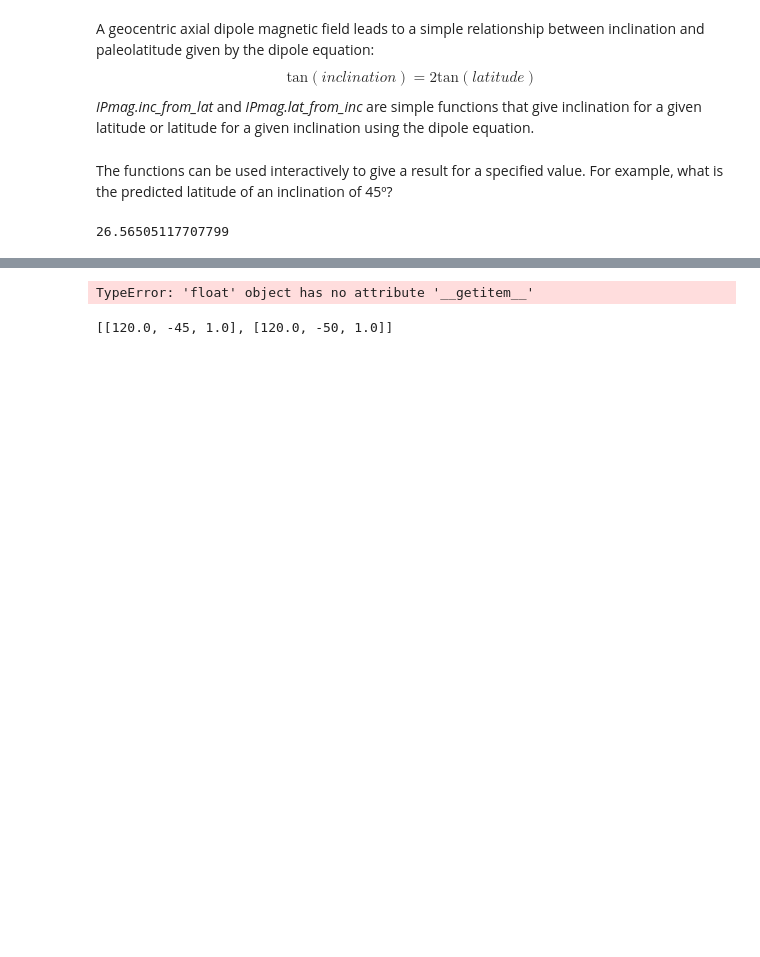
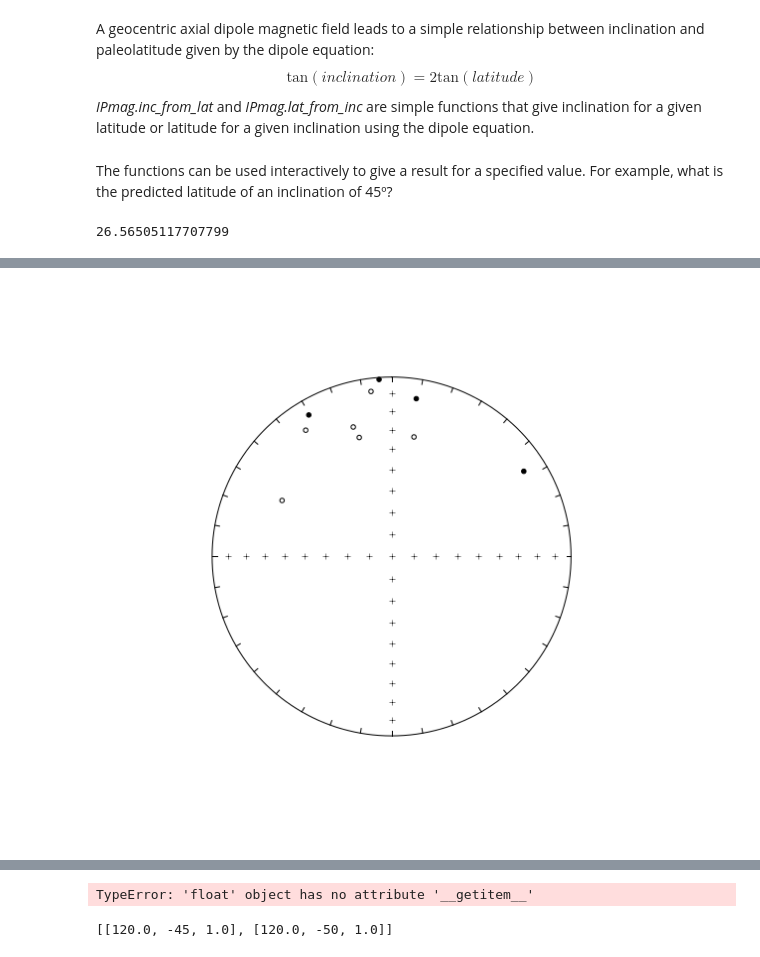
Before and after one commit to Swanson-Hysell/PmagPy_IPython, a Jupyter notebook: IPmag_examples.ipynb, the cells around one changed output, grey strips where cells are left out. Drawn from its saved outputs; the diff is of its cells as text; code cells hidden in the pictures; blank space fills up the shorter version.

Commit message:
Add ifishrot and iplotDI example

```diff
--- a/IPmag_examples.ipynb
+++ b/IPmag_examples.ipynb
@@ -46,0 +44,3 @@ direction_reverse = IPmag.iflip(direction_normal)
+# %%
+data = IPmag.ifishrot(k=5,n=10,Dec=0,Inc=0)
+print data
@@ -46,0 +56,7 @@ direction_reverse = IPmag.iflip(direction_normal)
+# %%
+fignum = 1
+plt.figure(num=fignum,figsize=(8,8),dpi=160)
+IPmag.iplotNET(fignum)
+IPmag.iplotDI(data)
+# %% [output]
+[figure, added]
```
Also changed, not shown: parts of 14 cells of this notebook.
